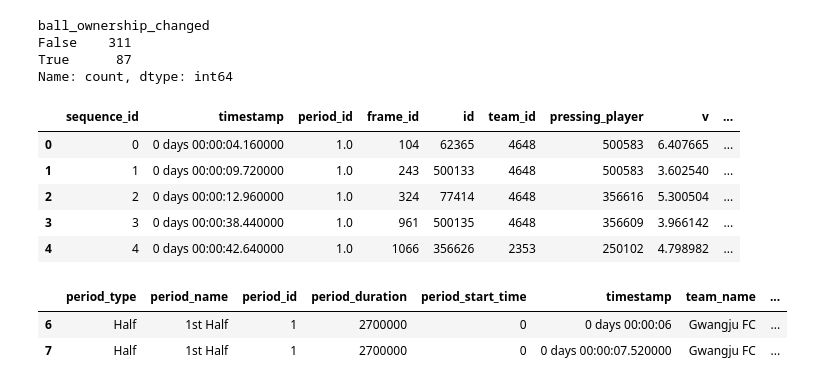
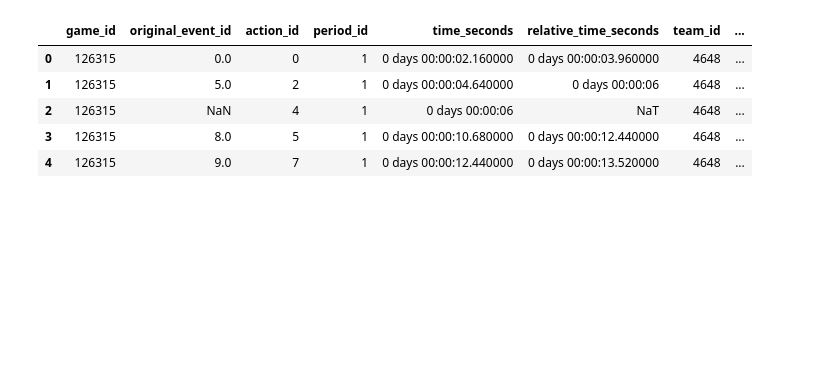
Before and after one commit to leemingo/express-v2, a Jupyter notebook: notebook/5-check-pressing.ipynb, the cells around one changed output. Saved outputs shown, nothing was run; the diff lists cells and outputs as text; code cells hidden in the pictures; blank space fills up the shorter version.

```diff
--- a/notebook/5-check-pressing.ipynb
+++ b/notebook/5-check-pressing.ipynb
@@ -214,7 +256,6 @@ first_frames_df = pd.concat(period_list, axis=0, ignore_index=True)
 # %%
 def check_pressing_success(row, event_df, teams_dict):
-    possession_gained_events = ['Aerial Control', 'Duels', 'Interceptions', 'Crosses','Crossess Received',
-                             'Passes', 'Passes Received', 'Recoveries', 'Shots & Goals']
+    possession_gained_events = ['pass', 'dribble', 'recovery', 'interception', 'cross', 'throw_in', 'take_on', 'shot', 'freekick_crossed', 'corner_crossed', 'goalkick']
 
     if row['team_id'] == teams_dict['Home']['tID'].unique()[0]:
         pressing_team = teams_dict['Away']['tID'].unique()[0]
@@ -223,22 +264,29 @@ def check_pressing_success(row, event_df, teams_dict):
         pressing_team = teams_dict['Home']['tID'].unique()[0]
 
     check_timegap = pd.Timedelta(seconds=5)
-    window_events = event_df[(event_df['timestamp'] >= row['timestamp']) & (event_df['timestamp'] <= row['timestamp'] + check_timegap)]
-    event_teams = window_events['team_name'].unique()
-    event_team_ids = [TEAMNAME2ID[x] for x in event_teams]
+    window_events = event_df[
+        (event_df['period_id'] == row['period_id']) &
+        (event_df['time_seconds'] >= row['timestamp']) &
+        (event_df['time_seconds'] <= row['timestamp'] + check_timegap)
+        ]
+    # event_teams = window_events['team_name'].unique()
+    event_teams = window_events['tID'].unique()
+    # event_team_ids = [TEAMNAME2ID[x] for x in event_teams]
 
-    if pressing_team in event_team_ids:
-        pressing_team_events = window_events[window_events['team_name'] == TEAMID2NAME[pressing_team]]
+    # if pressing_team in event_team_ids:
+    if pressing_team in event_teams:
+        # pressing_team_events = window_events[window_events['team_name'] == TEAMID2NAME[pressing_team]]
+        pressing_team_events = window_events[window_events['tID'] == pressing_team]
         for _, row in pressing_team_events.iterrows():
-            if row['events_name'][0] in possession_gained_events:
-                if row['events_name'][0] in ["Interceptions", "Crosses", 'Crossess Received', "Recoveries", "Shots & Goals"]:
+            if row['type_name'] in possession_gained_events:
+                if row['type_name'] in ['dribble', 'recovery', 'interception', 'cross', 'throw_in', 'shot', 'freekick_crossed', 'corner_crossed', 'goalkick']:
                     return True
-                else:
-                    result = row['events'][0].get('property', None)
-                    if result == 'Succeeded' or result == "Tackle Succeeded: No Possession":
+                else: # [Pass, take_on]
+                    result = row['result_name']
+                    if result == 'Successful':
                         return True
         return False
     else:
         return False
 
-first_frames_df['ball_ownership_changed'] = first_frames_df.apply(check_pressing_success, axis=1, event_df=event_df, teams_dict=teams_dict) # window=150은 예시
+first_frames_df['ball_ownership_changed'] = first_frames_df.apply(check_pressing_success, axis=1, event_df=filtered_event_df, teams_dict=teams_dict) # window=150은 예시
@@ -251,34 +366,22 @@ True      69
 Name: count, dtype: int64
-# %%
-first_frames_df['ball_ownership_changed'].value_counts()
-# %% [output]
-ball_ownership_changed
-False    311
-True      87
-Name: count, dtype: int64
-# %%
-first_frames_df.head()
-# %% [output]
-|  | sequence_id | timestamp | period_id | frame_id | id | team_id | pressing_player | v | ... |
-| 0 | 0 | 0 days 00:00:04.160000 | 1.0 | 104 | 62365 | 4648 | 500583 | 6.407665 | ... |
-| 1 | 1 | 0 days 00:00:09.720000 | 1.0 | 243 | 500133 | 4648 | 500583 | 3.602540 | ... |
-| 2 | 2 | 0 days 00:00:12.960000 | 1.0 | 324 | 77414 | 4648 | 356616 | 5.300504 | ... |
-| 3 | 3 | 0 days 00:00:38.440000 | 1.0 | 961 | 500135 | 4648 | 356609 | 3.966142 | ... |
-| 4 | 4 | 0 days 00:00:42.640000 | 1.0 | 1066 | 356626 | 2353 | 250102 | 4.798982 | ... |
 # %%
 time_window = pd.Timedelta(seconds=5)
-ref_period_id = first_frames_df['period_id'].iloc[1]
-ref_timestamp = first_frames_df['timestamp'].iloc[1]
+row = first_frames_df.iloc[2]
+ref_period_id = row['period_id']
+ref_timestamp = row['timestamp']
 
 start_time = ref_timestamp - time_window
 end_time = ref_timestamp + time_window
 
-event_df[
-    (event_df['period_id'] == ref_period_id) &
-    (event_df['timestamp'] >= start_time) &
-    (event_df['timestamp'] <= ref_timestamp)
+filtered_event_df[
+    (filtered_event_df['period_id'] == ref_period_id) &
+    # (filtered_event_df['time_seconds'] >= start_time) &
+    (filtered_event_df['time_seconds'] <= ref_timestamp)
     ]
 # %% [output]
-|  | period_type | period_name | period_id | period_duration | period_start_time | timestamp | team_name | ... |
-| 6 | Half | 1st Half | 1 | 2700000 | 0 | 0 days 00:00:06 | Gwangju FC | ... |
-| 7 | Half | 1st Half | 1 | 2700000 | 0 | 0 days 00:00:07.520000 | Gwangju FC | ... |
+|  | game_id | original_event_id | action_id | period_id | time_seconds | relative_time_seconds | team_id | ... |
+| 0 | 126315 | 0.0 | 0 | 1 | 0 days 00:00:02.160000 | 0 days 00:00:03.960000 | 4648 | ... |
+| 1 | 126315 | 5.0 | 2 | 1 | 0 days 00:00:04.640000 | 0 days 00:00:06 | 4648 | ... |
+| 2 | 126315 | NaN | 4 | 1 | 0 days 00:00:06 | NaT | 4648 | ... |
+| 3 | 126315 | 8.0 | 5 | 1 | 0 days 00:00:10.680000 | 0 days 00:00:12.440000 | 4648 | ... |
+| 4 | 126315 | 9.0 | 7 | 1 | 0 days 00:00:12.440000 | 0 days 00:00:13.520000 | 4648 | ... |
```
Also changed, not shown: parts of 20 cells of this notebook, 13 other files.
